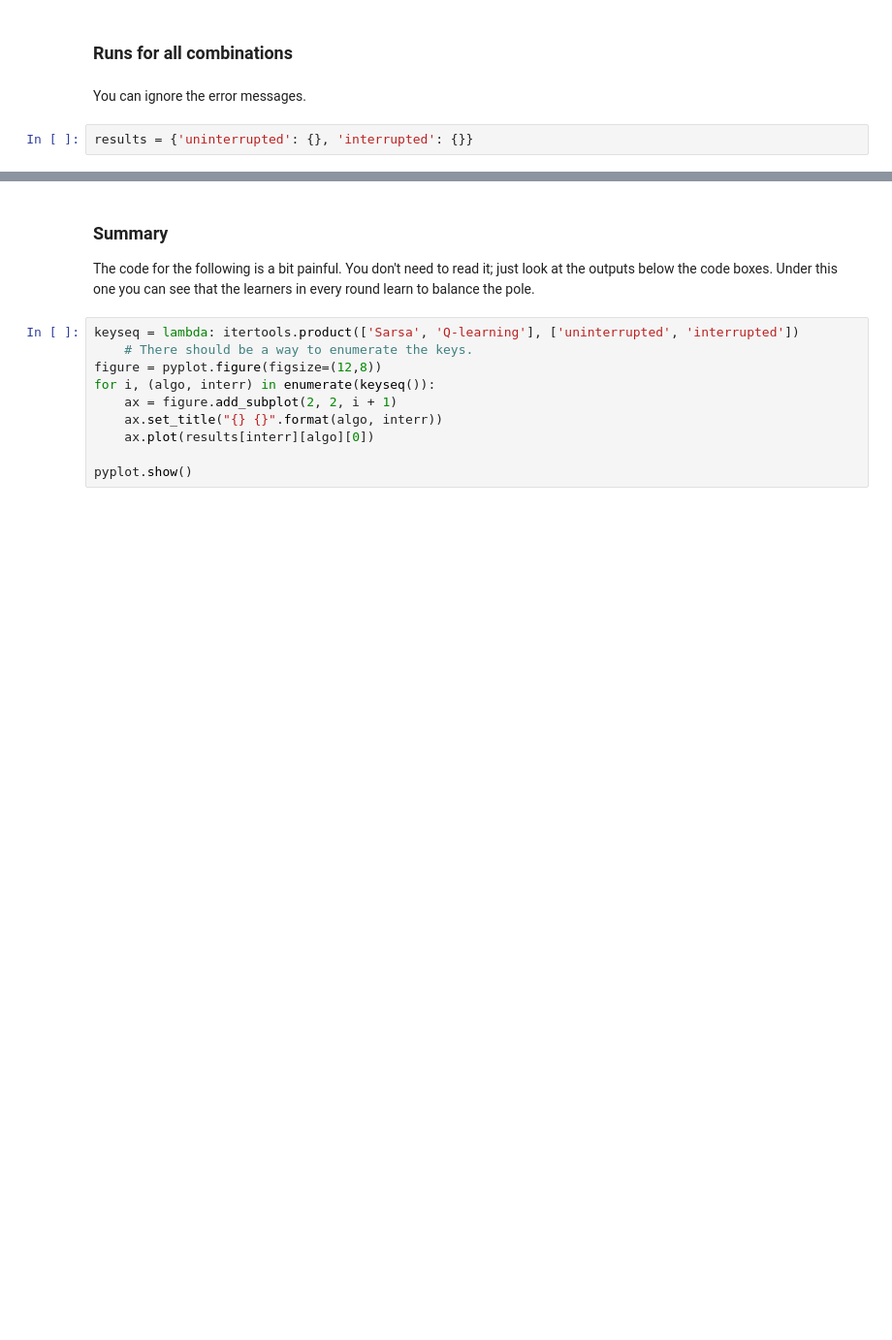
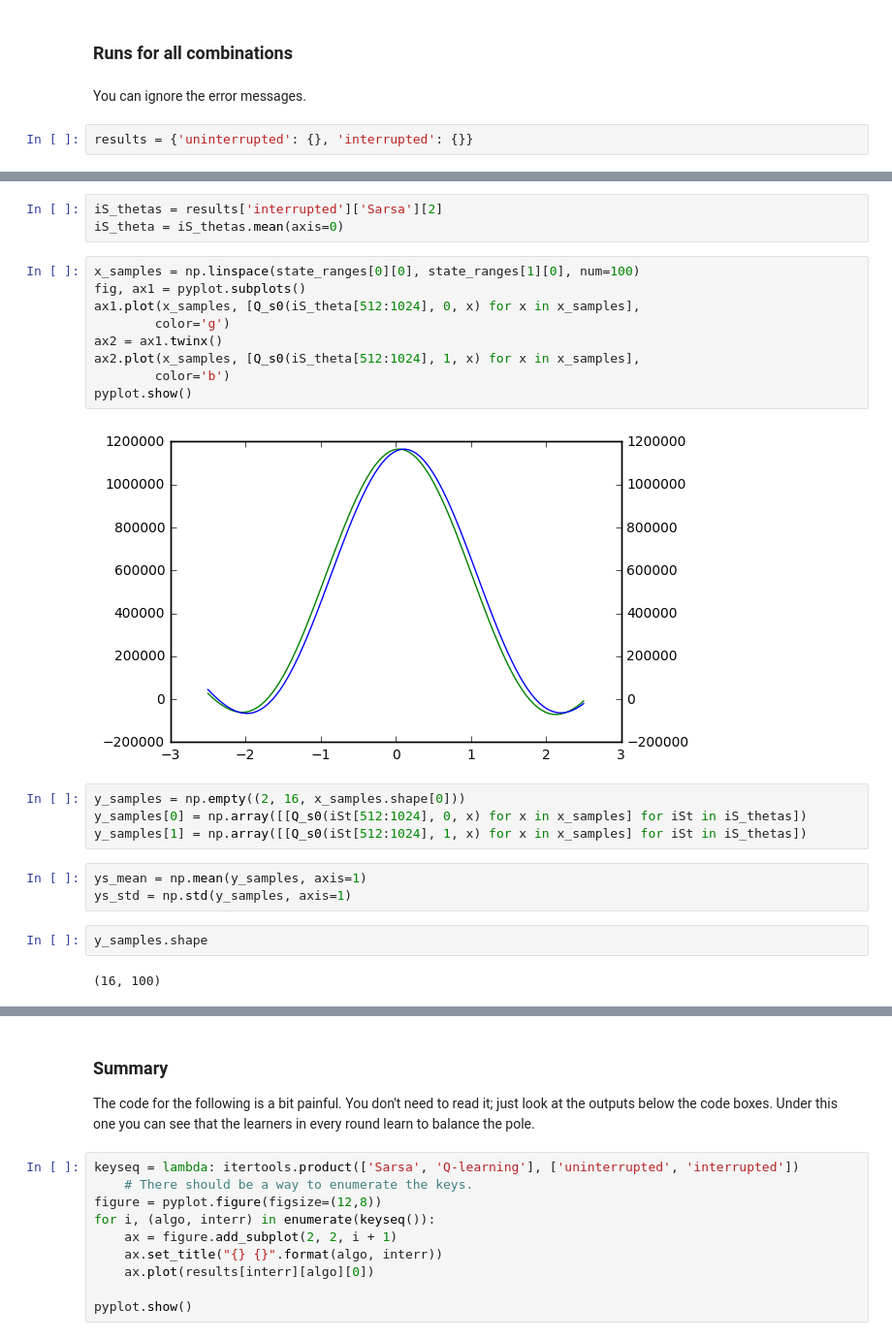
Before and after one commit to rmoehn/cartpole, a Jupyter notebook: notebooks/OffSwitchCartPole.ipynb, the cells around one changed output, grey strips where cells are left out. Shown: that part at 97% size. Cells and saved outputs as stored; diff of their text form; blank space fills up the shorter version.

```diff
--- a/notebooks/OffSwitchCartPole.ipynb
+++ b/notebooks/OffSwitchCartPole.ipynb
@@ -202,0 +206,25 @@ TypeError: 'NoneType' object has no attribute '__getitem__'
+# %%
+iS_thetas = results['interrupted']['Sarsa'][2]
+iS_theta = iS_thetas.mean(axis=0)
+# %%
+x_samples = np.linspace(state_ranges[0][0], state_ranges[1][0], num=100)
+fig, ax1 = pyplot.subplots()
+ax1.plot(x_samples, [Q_s0(iS_theta[512:1024], 0, x) for x in x_samples],
+        color='g')
+ax2 = ax1.twinx()
+ax2.plot(x_samples, [Q_s0(iS_theta[512:1024], 1, x) for x in x_samples],
+        color='b')
+pyplot.show()
+# %% [output]
+[figure, added]
+# %%
+y_samples = np.empty((2, 16, x_samples.shape[0]))
+y_samples[0] = np.array([[Q_s0(iSt[512:1024], 0, x) for x in x_samples] for iSt in iS_thetas])
+y_samples[1] = np.array([[Q_s0(iSt[512:1024], 1, x) for x in x_samples] for iSt in iS_thetas])
+# %%
+ys_mean = np.mean(y_samples, axis=1)
+ys_std = np.std(y_samples, axis=1)
+# %%
+y_samples.shape
+# %% [output]
+(16, 100)
```
Also changed, not shown: parts of 16 cells of this notebook.
